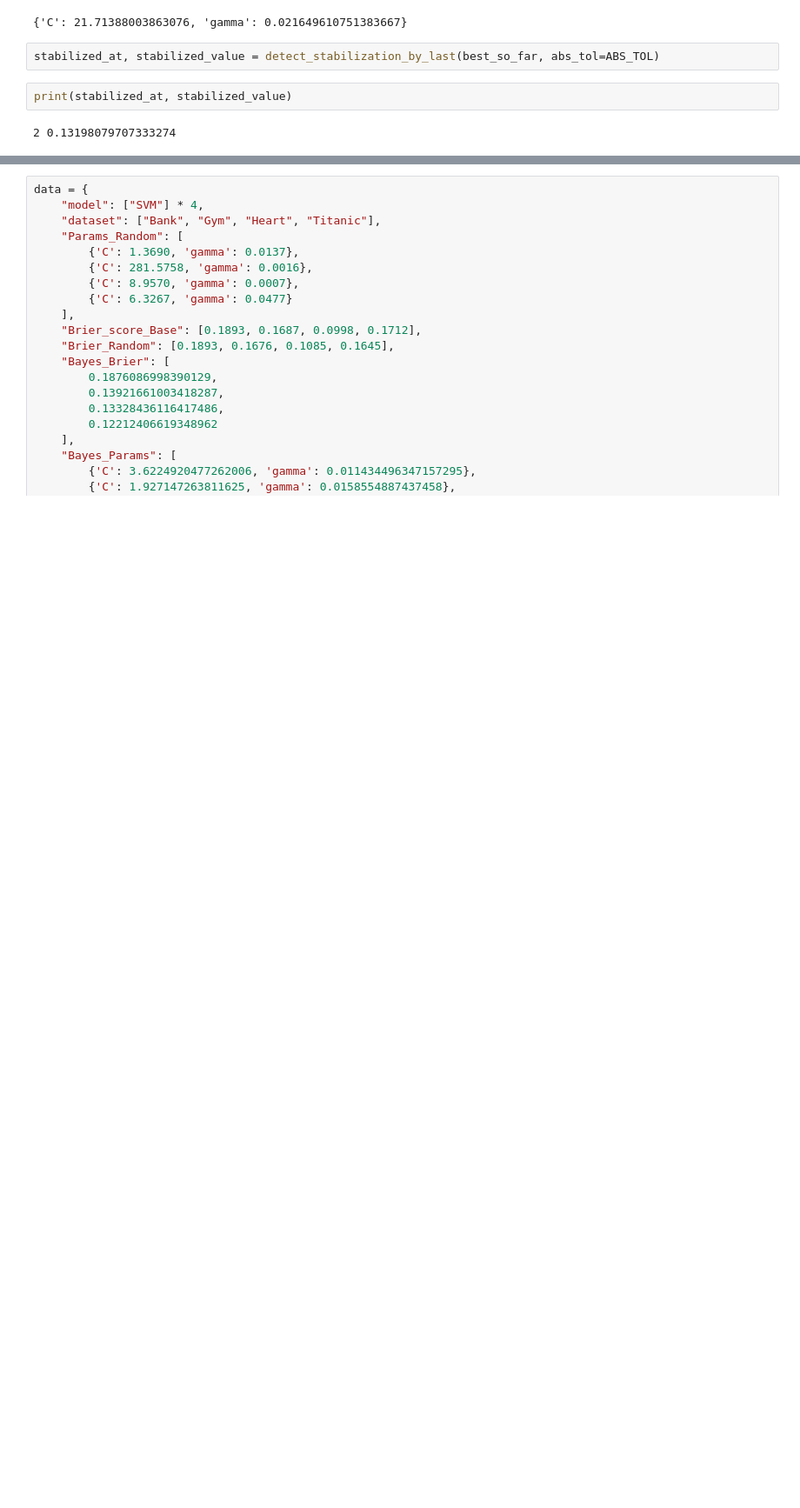
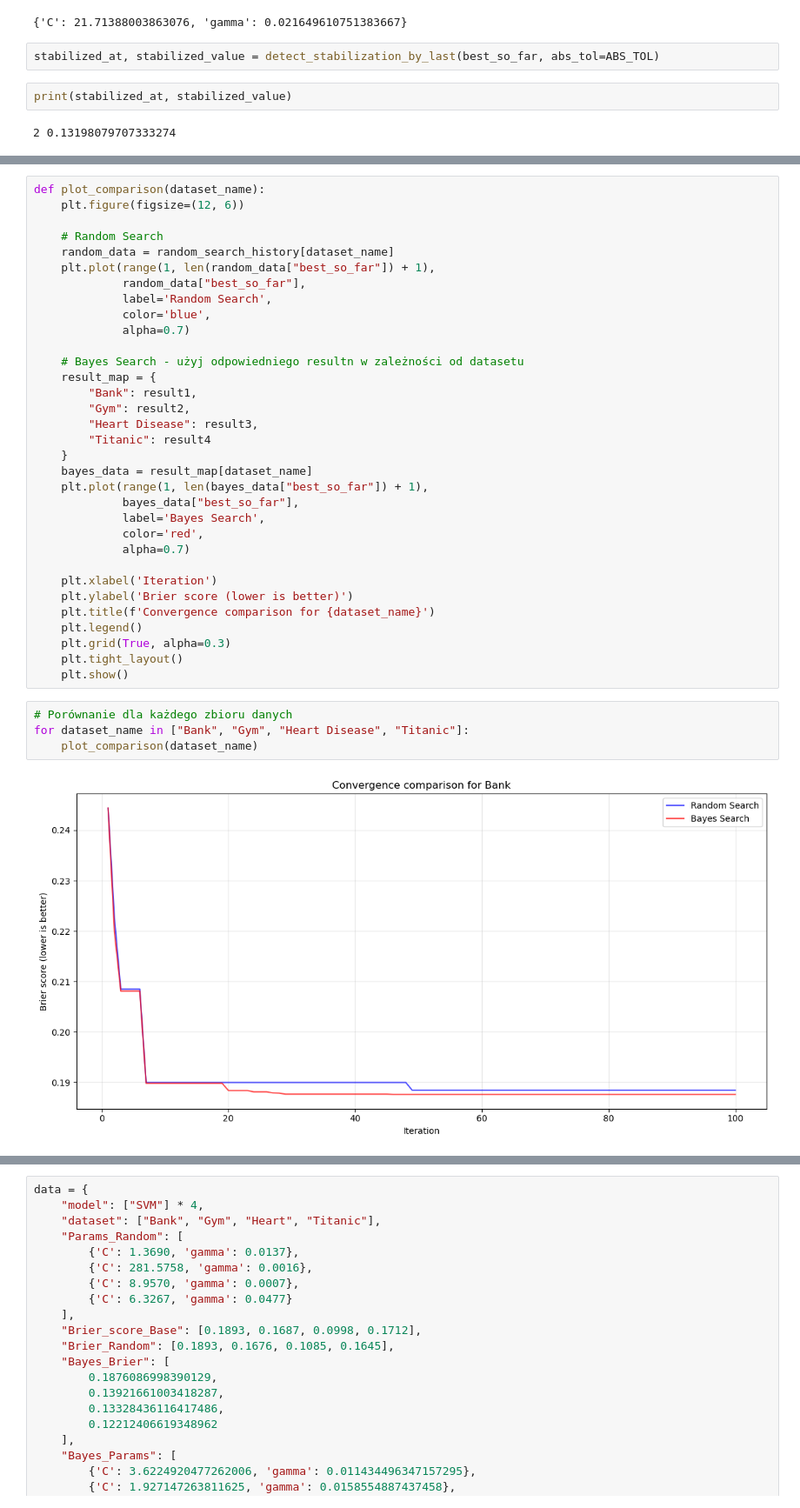
Before and after one commit to Wysocki-Piotr/Hyperparameter-optimization, a Jupyter notebook: KernelSVM.ipynb, the cells around one changed output, grey strips where cells are left out. Shown at 87% size. Drawn from its saved outputs; the diff is of its cells as text; blank space fills up the shorter version.

```diff
--- a/KernelSVM.ipynb
+++ b/KernelSVM.ipynb
@@ -411,0 +423,39 @@ chart_random(stabilized_at=stabilized_at, brier_per_iter=brier_per_iter, iters=i
+# %%
+def plot_comparison(dataset_name):
+    plt.figure(figsize=(12, 6))
+
+    # Random Search
+    random_data = random_search_history[dataset_name]
+    plt.plot(range(1, len(random_data["best_so_far"]) + 1),
+             random_data["best_so_far"],
+             label='Random Search',
+             color='blue',
+             alpha=0.7)
+
+    # Bayes Search - użyj odpowiedniego resultn w zależności od datasetu
+    result_map = {
+        "Bank": result1,
+        "Gym": result2,
+        "Heart Disease": result3,
+        "Titanic": result4
+    }
+    bayes_data = result_map[dataset_name]
+    plt.plot(range(1, len(bayes_data["best_so_far"]) + 1),
+             bayes_data["best_so_far"],
+             label='Bayes Search',
+             color='red',
+             alpha=0.7)
+
+    plt.xlabel('Iteration')
+    plt.ylabel('Brier score (lower is better)')
+    plt.title(f'Convergence comparison for {dataset_name}')
+    plt.legend()
+    plt.grid(True, alpha=0.3)
+    plt.tight_layout()
+    plt.show()
+# %%
+# Porównanie dla każdego zbioru danych
+for dataset_name in ["Bank", "Gym", "Heart Disease", "Titanic"]:
+    plot_comparison(dataset_name)
+# %% [output]
+[figure, added]
```
Also changed, not shown: parts of 18 cells of this notebook.
